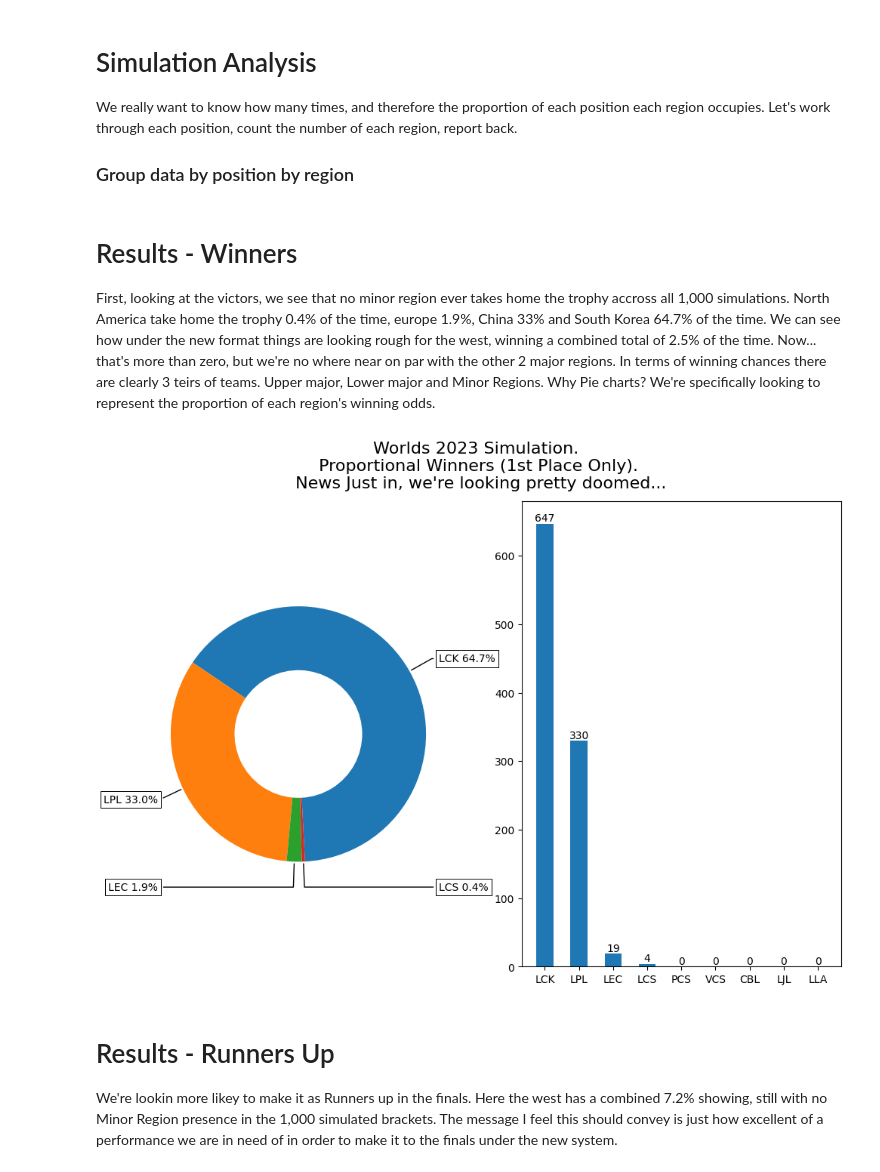
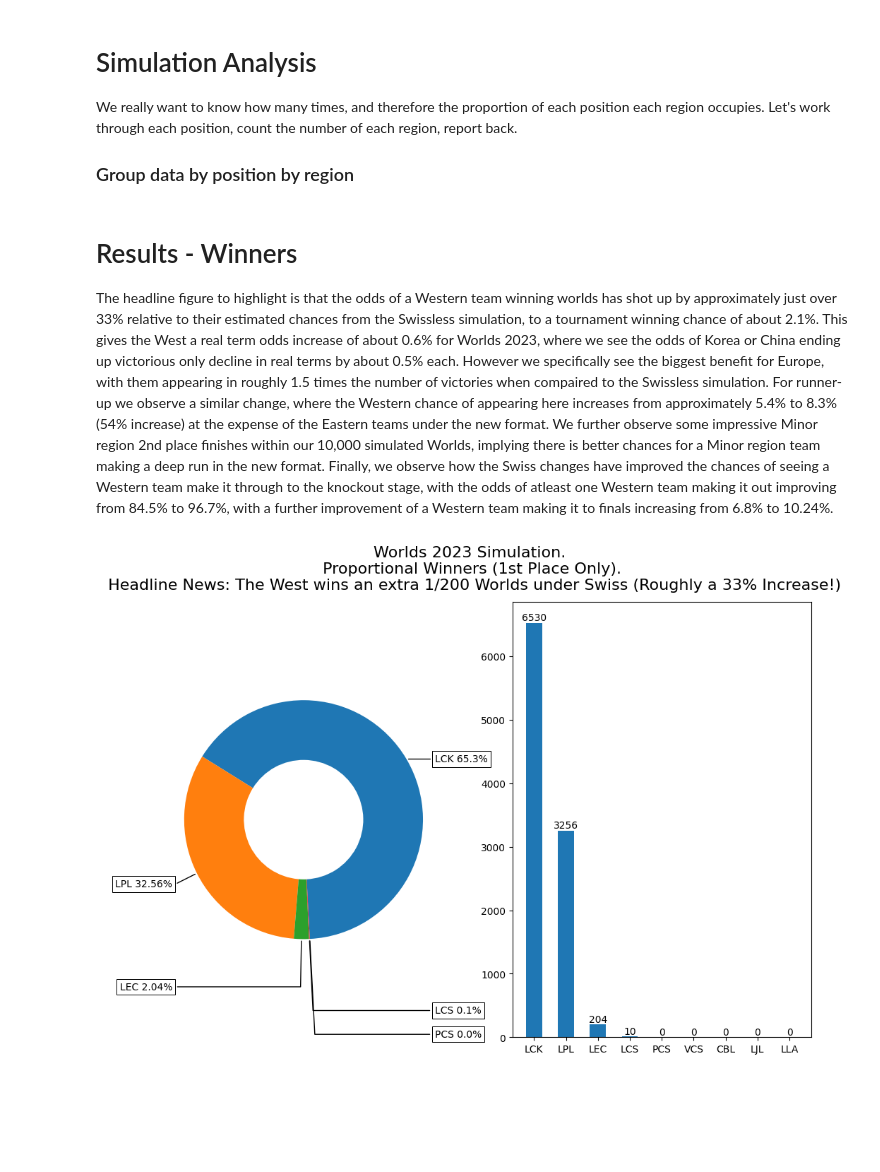
Before and after one commit to JordanJHood/StochasticSim-LeagueOfLegends-Worlds2023-WhatImpactWillSwissHave, a Jupyter notebook: Worlds s13.ipynb, the cells around one changed output. Drawn from its saved outputs; the diff is of its cells as text; code cells hidden in the pictures; blank space fills up the shorter version.

```diff
--- a/Worlds s13.ipynb
+++ b/Worlds s13.ipynb
@@ -1813,42 +1822,39 @@ position_count_22]:
 # %% [markdown]
 # Results - Winners
 
-First, looking at the victors, we see that no minor region ever takes home the trophy accross all 1,000 simulations. North America take home the trophy 0.4% of the time, europe 1.9%, China 33% and South Korea 64.7% of the time. We can see how under the new format things are looking rough for the west, winning a combined total of 2.5% of the time. Now... that's more than zero, but we're no where near on par with the other 2 major regions. In terms of winning chances there are clearly 3 teirs of teams. Upper major, Lower major and Minor Regions. Why Pie charts? We're specifically looking to represent the proportion of each region's winning odds.
+The headline figure to highlight is that the odds of a Western team winning worlds has shot up by approximately just over 33% relative to their estimated chances from the Swissless simulation, to a tournament winning chance of about 2.1%. This gives the West a real term odds increase of about 0.6% for Worlds 2023, where we see the odds of Korea or China ending up victorious only decline in real terms by about 0.5% each. However we specifically see the biggest benefit for Europe, with them appearing in roughly 1.5 times the number of victories when compaired to the Swissless simulation. For runner-up we observe a similar change, where the Western chance of appearing here increases from approximately 5.4% to 8.3% (54% increase) at the expense of the Eastern teams under the new format. We further observe some impressive Minor region 2nd place finishes within our 10,000 simulated Worlds, implying there is better chances for a Minor region team making a deep run in the new format. Finally, we observe how the Swiss changes have improved the chances of seeing a Western team make it through to the knockout stage, with the odds of atleast one Western team making it out improving from 84.5% to 96.7%, with a further improvement of a Western team making it to finals increasing from 6.8% to 10.24%.
 # %%
 donutdata = position_count_01
 percent_strings = []
-for data in donutdata[:4]:
-    percent_strings.append(str(data/10)+"%")
+for data in donutdata[:5]:
+    percent_strings.append(str(100*data/sum(donutdata))+"%")
 
 fig, [ax1,ax2] = plt.subplots(1,2,figsize=(12, 8))#, subplot_kw=dict(aspect="equal"))
 
-wedges, texts = ax1.pie(donutdata[:4], wedgeprops=dict(width=0.5), startangle=-87)
+wedges, texts = ax1.pie(donutdata[:5], wedgeprops=dict(width=0.5), startangle=-87)
 
 bbox_props = dict(boxstyle="square,pad=0.3", fc="w", ec="k", lw=0.72)
 kw = dict(arrowprops=dict(arrowstyle="-"),
           bbox=bbox_props, zorder=0, va="center")
 
 for i, p in enumerate(wedges):
     ang = (p.theta2 - p.theta1)/2. + p.theta1
     y = np.sin(np.deg2rad(ang))
     x = np.cos(np.deg2rad(ang))
     horizontalalignment = {-1: "right", 1: "left"}[int(np.sign(x))]
     connectionstyle = f"angle,angleA=0,angleB={ang}"
     kw["arrowprops"].update({"connectionstyle": connectionstyle})
-    ax1.annotate(str(list_of_all_global_regions[i])+" "+percent_strings[i], xy=(x, y), xytext=(1.1*np.sign(x), 1.2*y),
+    ax1.annotate((str(list_of_all_global_regions[i])+" "+percent_strings[i]), xy=(x, y), xytext=(1.1*np.sign(x), (i*0.2+1)*y),
                 horizontalalignment=horizontalalignment, **kw)
 
 count = ax2.bar(list_of_all_global_regions,donutdata, width=0.5)
 ax2.bar_label(count,label_type="edge")
 
-fig.suptitle("Worlds 2023 Simulation. \n Proportional Winners (1st Place Only). \n Headline News: We're looking pretty doomed...", size=16)
+fig.suptitle("Worlds 2023 Simulation. \n Proportional Winners (1st Place Only). \n Headline News: The West wins an extra 1/200 Worlds under Swiss (Roughly a 33% Increase!)", size=16)
 
 plt.show()
 # %% [output]
-[figure, old version]
+[figure, new version]
-# %% [markdown]
-# Results - Runners Up
-We're lookin more likey to make it as Runners up in the finals. Here the west has a combined 7.2% showing, still with no Minor Region presence in the 1,000 simulated brackets. The message I feel this should convey is just how excellent of a performance we are in need of in order to make it to the finals under the new system.
 # %%
 donutdata = position_count_02
 percent_strings = []
```
Also changed, not shown: parts of 15 cells of this notebook.
